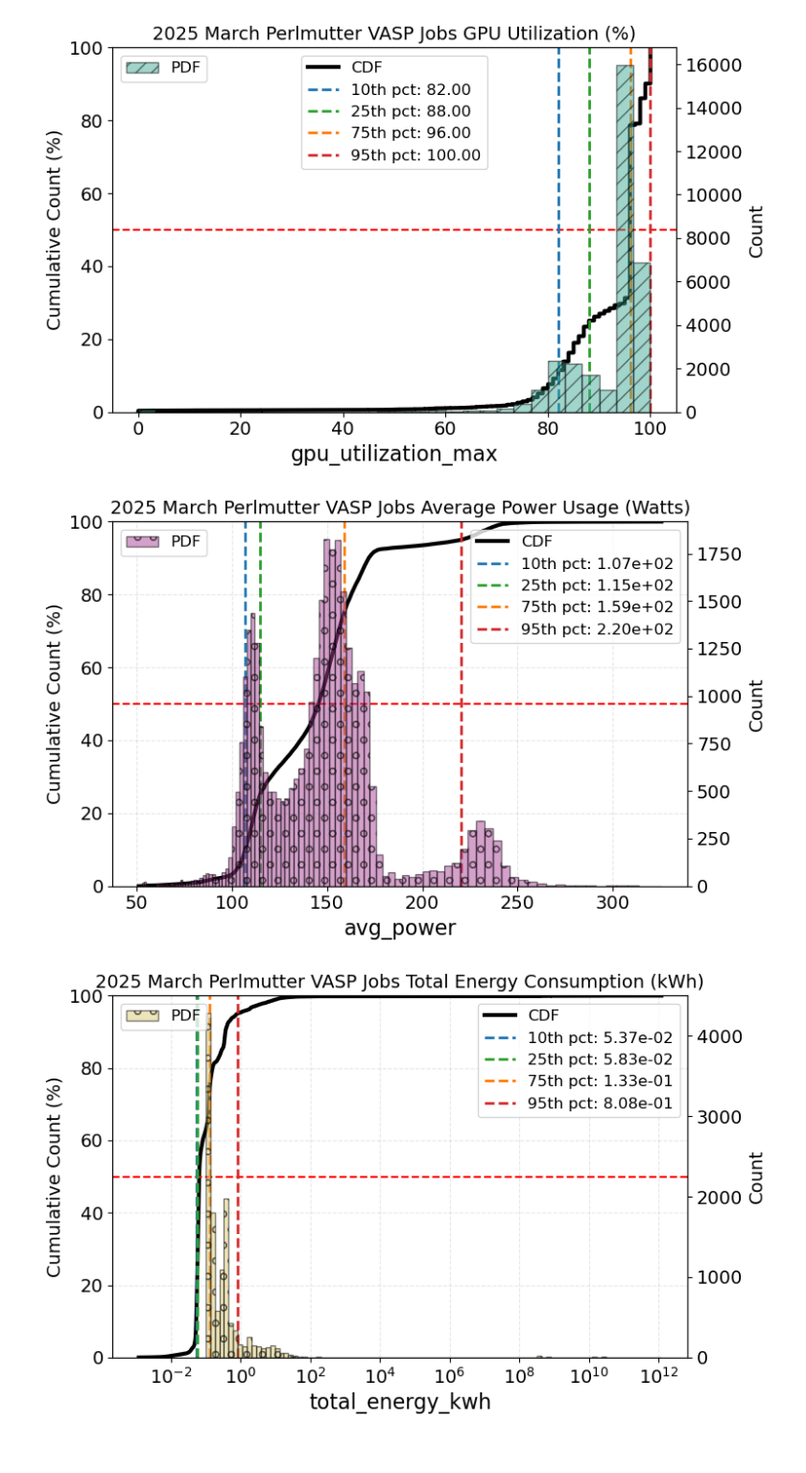
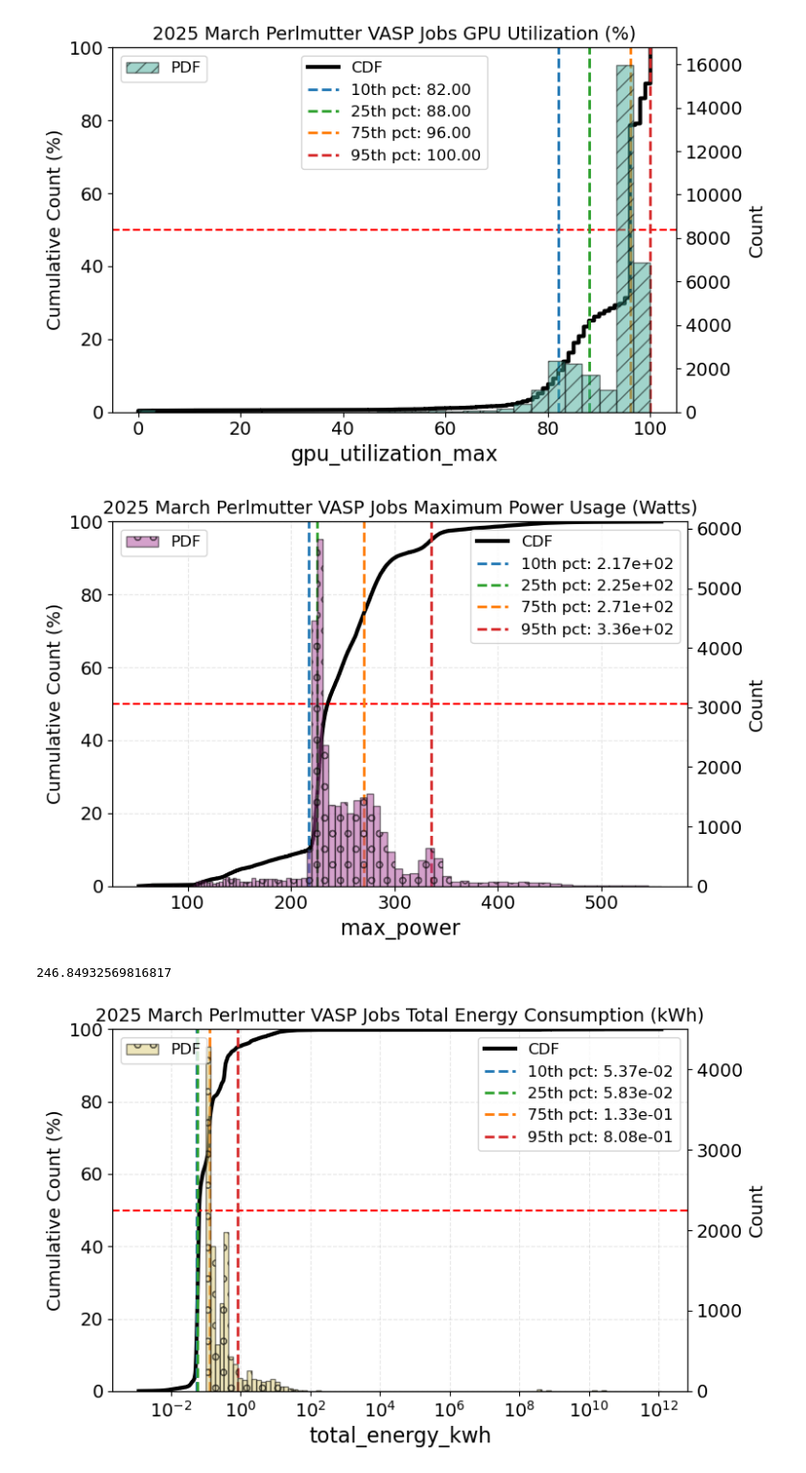
Before and after one commit to beste-oztop/vasp-gpu-resource-data-analysis, a Jupyter notebook: notebooks/resource_util_analysis.ipynb, the cells around one changed output. Shown at 96% size. Cells and saved outputs as stored; diff of their text form; code cells hidden in the pictures.

```diff
--- a/notebooks/resource_util_analysis.ipynb
+++ b/notebooks/resource_util_analysis.ipynb
@@ -9,2 +14,2 @@ from plot_functions import plot_job_summary_violin, plot_util_dist, plot_power_d
 # %%
-vasp_data = pd.read_parquet('../VASP_march_jobs.parquet')
+vasp_data = pd.read_parquet('VASP_march_jobs_ai_fixed.parquet')
@@ -14,0 +59,7 @@ plot_job_summary_violin(vasp_data)
+# %%
+node_bins = [1, 2, 4, 8, 16, np.inf]
+node_labels = ['1', '[2, 4)' , '[4, 8)', '[8, 16)', '>=16']
+
+vasp_data['node_group'] = pd.cut(vasp_data['req_node'], bins=node_bins, labels=node_labels, right=False)
+
+print(vasp_data['node_group'].value_counts(normalize=True).sort_index() * 100)
@@ -14,0 +74,9 @@ plot_job_summary_violin(vasp_data)
+# %%
+vasp_data['texec_hrs'] = vasp_data['ElapsedSecs']/3600
+
+hrs_bins = [0, 1, 2, 6, 12, 24]
+hrs_labels = ['[0, 1)', '[1, 2)' , '[2, 6)', '[6, 12)', '[12, 24)']
+
+vasp_data['texec_group'] = pd.cut(vasp_data['texec_hrs'], bins=hrs_bins, labels=hrs_labels, right=False)
+
+print(vasp_data['texec_group'].value_counts(normalize=True).sort_index() * 100)
@@ -23,10 +111,12 @@ plot_util_dist(vasp_data, 'gpu_utilization_max', '2025 March Perlmutter VASP Job
 # %% [output]
 [figure]
 # %%
-power_df = vasp_data[vasp_data['avg_power'] < 1e3] # disregarding the tail
-plot_power_dist(power_df, 'avg_power', '2025 March Perlmutter VASP Jobs Average Power Usage (Watts)', color="#AA4499")
+power_df = vasp_data[vasp_data['max_power'] < 1e13] # disregarding the tail; total of 59 jobs
+plot_power_dist(power_df, 'max_power', '2025 March Perlmutter VASP Jobs Maximum Power Usage (Watts)', color="#AA4499")
+print(power_df['max_power'].mean())
 # %% [output]
-[figure, old version]
+[figure, new version]
+246.84932569816817
 # %%
 plot_energy_dist(vasp_data, 'total_energy_kwh', '2025 March Perlmutter VASP Jobs Total Energy Consumption (kWh)', color="#DDCC77")
 # %% [output]
```
Also changed, not shown: parts of 14 cells of this notebook, 5 other files.
